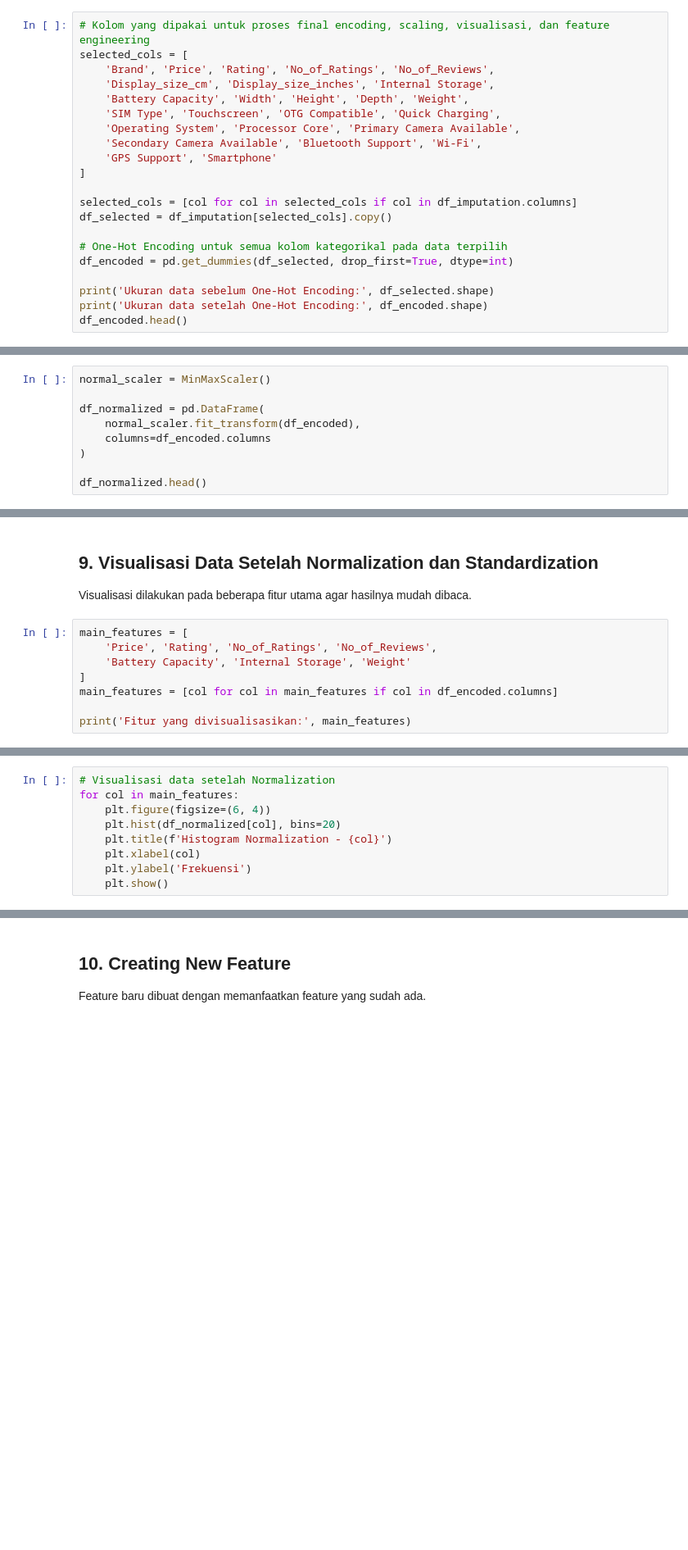
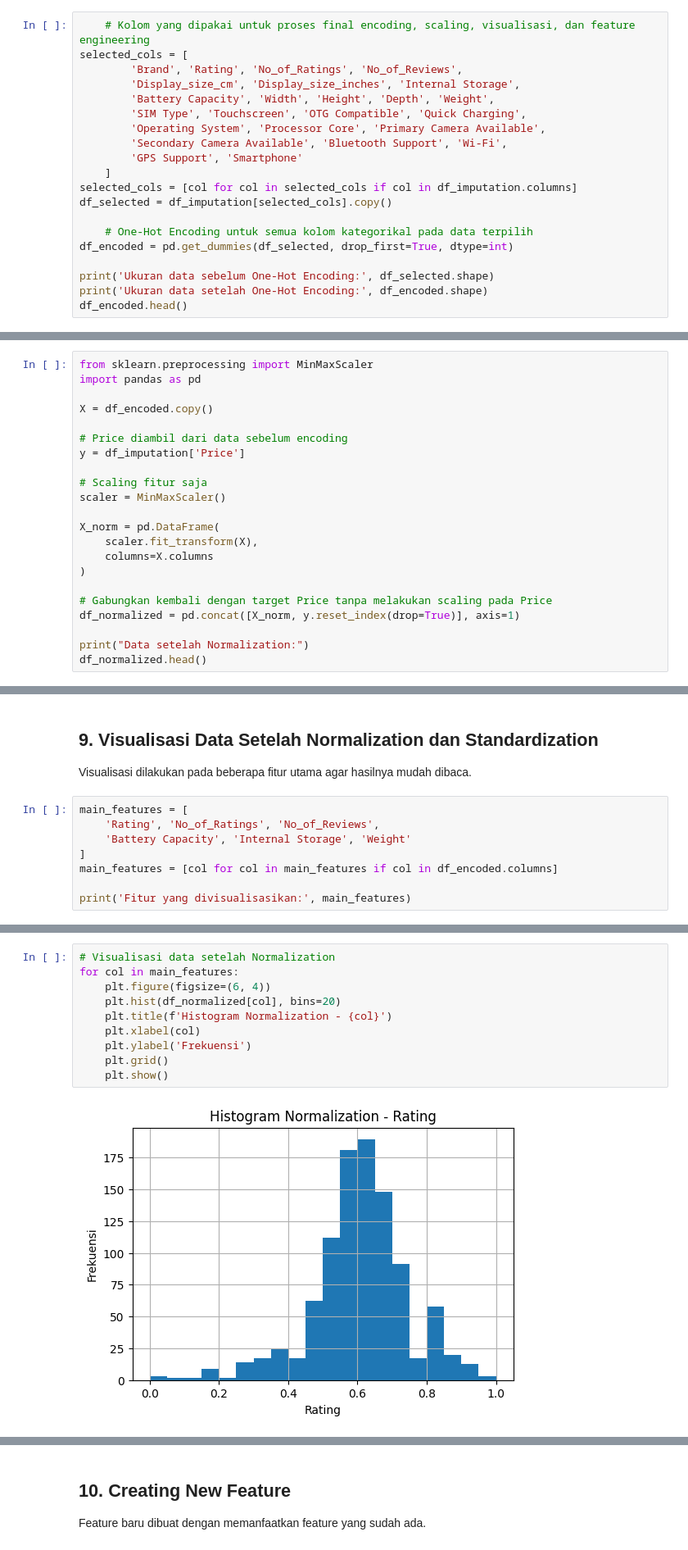
Before and after one commit to gumelarakhirul/machine-learning-data-transformation, a Jupyter notebook: Latihan_Individu_Data_Transformation.ipynb, the cells around one changed output, grey strips where cells are left out. Shown at 82% size. Drawn from its saved outputs; the diff is of its cells as text; blank space fills up the shorter version.

Commit message:
Revisi Encoding

```diff
--- a/Latihan_Individu_Data_Transformation.ipynb
+++ b/Latihan_Individu_Data_Transformation.ipynb
@@ -142,21 +217,20 @@ One-Hot Encoding digunakan untuk mengubah kategori menjadi beberapa kolom bernil
 
 Pada bagian ini, dataset dibatasi pada kolom yang relevan agar hasil encoding tidak terlalu besar.
 # %%
-# Kolom yang dipakai untuk proses final encoding, scaling, visualisasi, dan feature engineering
+    # Kolom yang dipakai untuk proses final encoding, scaling, visualisasi, dan feature engineering
 selected_cols = [
-    'Brand', 'Price', 'Rating', 'No_of_Ratings', 'No_of_Reviews',
-    'Display_size_cm', 'Display_size_inches', 'Internal Storage',
-    'Battery Capacity', 'Width', 'Height', 'Depth', 'Weight',
-    'SIM Type', 'Touchscreen', 'OTG Compatible', 'Quick Charging',
-    'Operating System', 'Processor Core', 'Primary Camera Available',
-    'Secondary Camera Available', 'Bluetooth Support', 'Wi-Fi',
-    'GPS Support', 'Smartphone'
-]
-
+        'Brand', 'Rating', 'No_of_Ratings', 'No_of_Reviews',
+        'Display_size_cm', 'Display_size_inches', 'Internal Storage',
+        'Battery Capacity', 'Width', 'Height', 'Depth', 'Weight',
+        'SIM Type', 'Touchscreen', 'OTG Compatible', 'Quick Charging',
+        'Operating System', 'Processor Core', 'Primary Camera Available',
+        'Secondary Camera Available', 'Bluetooth Support', 'Wi-Fi',
+        'GPS Support', 'Smartphone'
+    ]
 selected_cols = [col for col in selected_cols if col in df_imputation.columns]
 df_selected = df_imputation[selected_cols].copy()
 
-# One-Hot Encoding untuk semua kolom kategorikal pada data terpilih
+    # One-Hot Encoding untuk semua kolom kategorikal pada data terpilih
 df_encoded = pd.get_dummies(df_selected, drop_first=True, dtype=int)
 
 print('Ukuran data sebelum One-Hot Encoding:', df_selected.shape)
@@ -167,11 +250,24 @@ df_encoded.head()
 
 Normalization menggunakan **MinMaxScaler** untuk mengubah nilai ke rentang 0 sampai 1.
 # %%
-normal_scaler = MinMaxScaler()
+from sklearn.preprocessing import MinMaxScaler
+import pandas as pd
 
-df_normalized = pd.DataFrame(
-    normal_scaler.fit_transform(df_encoded),
-    columns=df_encoded.columns
+X = df_encoded.copy()
+
+# Price diambil dari data sebelum encoding
+y = df_imputation['Price']
+
+# Scaling fitur saja
+scaler = MinMaxScaler()
+
+X_norm = pd.DataFrame(
+    scaler.fit_transform(X),
+    columns=X.columns
 )
 
+# Gabungkan kembali dengan target Price tanpa melakukan scaling pada Price
+df_normalized = pd.concat([X_norm, y.reset_index(drop=True)], axis=1)
+
+print("Data setelah Normalization:")
 df_normalized.head()
@@ -194,7 +314,7 @@ df_standardized.head()
 Visualisasi dilakukan pada beberapa fitur utama agar hasilnya mudah dibaca.
 # %%
 main_features = [
-    'Price', 'Rating', 'No_of_Ratings', 'No_of_Reviews',
+    'Rating', 'No_of_Ratings', 'No_of_Reviews',
     'Battery Capacity', 'Internal Storage', 'Weight'
 ]
 main_features = [col for col in main_features if col in df_encoded.columns]
@@ -203,9 +325,12 @@ print('Fitur yang divisualisasikan:', main_features)
 # %%
 # Visualisasi data setelah Normalization
 for col in main_features:
     plt.figure(figsize=(6, 4))
     plt.hist(df_normalized[col], bins=20)
     plt.title(f'Histogram Normalization - {col}')
     plt.xlabel(col)
     plt.ylabel('Frekuensi')
+    plt.grid()
     plt.show()
+# %% [output]
+[figure, added]
```
Also changed, not shown: parts of 20 cells of this notebook, 1 other file.
